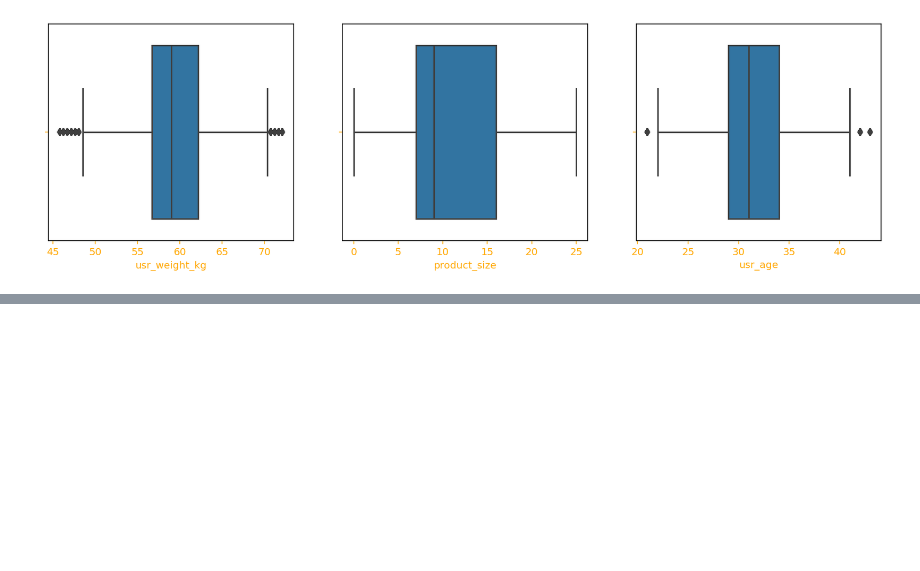
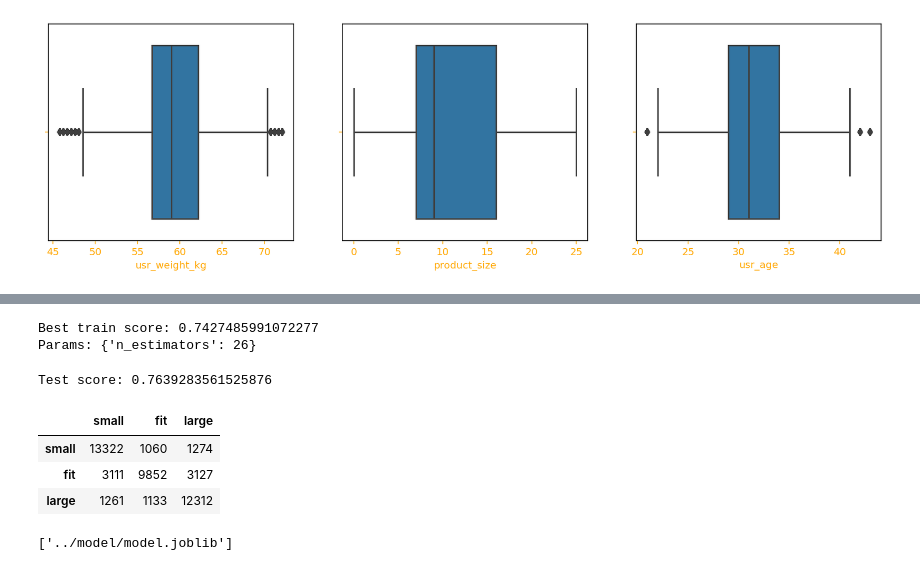
Before and after one commit to Dmytro-Shvetsov/ClothingFit, a Jupyter notebook: data/data_analysis_and_cleaning.ipynb, the cells around one changed output, grey strips where cells are left out. Saved outputs shown, nothing was run; the diff lists cells and outputs as text; code cells hidden in the pictures; blank space fills up the shorter version.

Commit message:
Train first model for clothing fit prediction.

```diff
--- a/data/data_analysis_and_cleaning.ipynb
+++ b/data/data_analysis_and_cleaning.ipynb
@@ -438,0 +481,6 @@ RandomForestClassifier(bootstrap=True, class_weight=None, criterion='gini',
+# %%
+from sklearn.preprocessing import StandardScaler
+
+
+scaler = StandardScaler()
+X_train_scaled = scaler.fit_transform(X_train)
@@ -439,7 +504,9 @@ RandomForestClassifier(bootstrap=True, class_weight=None, criterion='gini',
 # %%
-from sklearn.metrics import accuracy_score
+from sklearn.cluster import KMeans, MeanShift
 
 
-preds = clf.predict(X_test)
-accuracy_score(y_test, preds)
+c = KMeans(3, max_iter=500)
+c.fit(X_train_scaled, y_train)
+preds = c.predict(scaler.transform(X_test))
+print(f'KMeans score: {accuracy_score(y_test, preds)}')
 # %% [output]
@@ -446,0 +514,10 @@ accuracy_score(y_test, preds)
+# %%
+from sklearn.model_selection import GridSearchCV
+
+
+params = {
+    'n_estimators': [20, 22, 24, 26, 28]
+}
+clf = RandomForestClassifier()
+optimizer = GridSearchCV(clf, params, cv=5)
+optimizer.fit(X_train_scaled, y_train)
@@ -446,0 +543,31 @@ accuracy_score(y_test, preds)
+# %%
+score = optimizer.best_score_
+params = optimizer.best_params_
+print(f'Best train score: {score}')
+print(f'Params: {params}')
+# %% [output]
+Best train score: 0.7427485991072277
+Params: {'n_estimators': 26}
+# %%
+estim = optimizer.best_estimator_
+test_preds = estim.predict(scaler.transform(X_test))
+score = accuracy_score(y_test, test_preds)
+print(f'Test score: {score}')
+# %% [output]
+Test score: 0.7639283561525876
+# %%
+from sklearn.metrics import confusion_matrix
+
+conf_matrix = confusion_matrix(y_test, test_preds)
+labels = ['small', 'fit', 'large']
+pd.DataFrame(data=conf_matrix, index=labels, columns=labels)
+# %% [output]
+|  | small | fit | large |
+| small | 13322 | 1060 | 1274 |
+| fit | 3111 | 9852 | 3127 |
+| large | 1261 | 1133 | 12312 |
+# %%
+from joblib import dump, load
+dump(estim, '../model/model.joblib')
+# %% [output]
+['../model/model.joblib']
```
Also changed, not shown: parts of 16 cells of this notebook.
